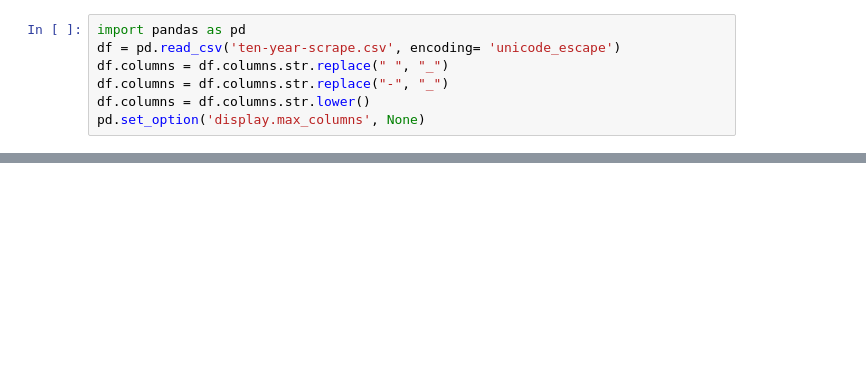
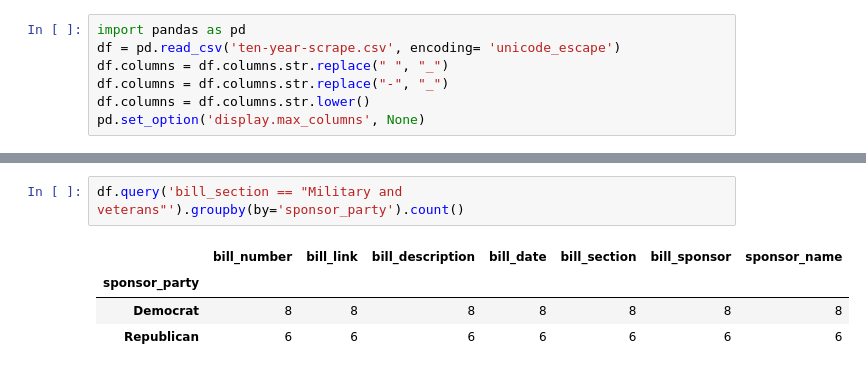
Before and after one commit to areenaarora/new-york-senate_scrape, a Jupyter notebook: Analyses.ipynb, the cells around one changed output, grey strips where cells are left out. Drawn from its saved outputs; the diff is of its cells as text; blank space fills up the shorter version.

```diff
--- a/Analyses.ipynb
+++ b/Analyses.ipynb
@@ -48,0 +72,7 @@ df.bill_section.nunique()
+# %%
+df.query('bill_section == "Military and veterans"').groupby(by='sponsor_party').count()
+# %% [output]
+|  | bill_number | bill_link | bill_description | bill_date | bill_section | bill_sponsor | sponsor_name |
+| sponsor_party |  |  |  |  |  |  |  |
+| Democrat | 8 | 8 | 8 | 8 | 8 | 8 | 8 |
+| Republican | 6 | 6 | 6 | 6 | 6 | 6 | 6 |
```
Also changed, not shown: parts of 12 cells of this notebook, 3 other files.
